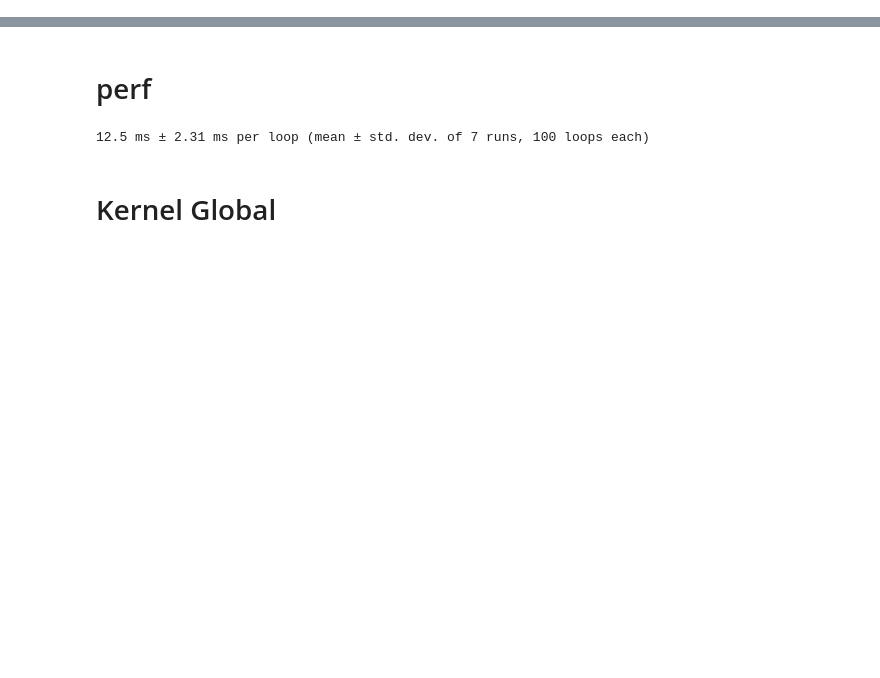
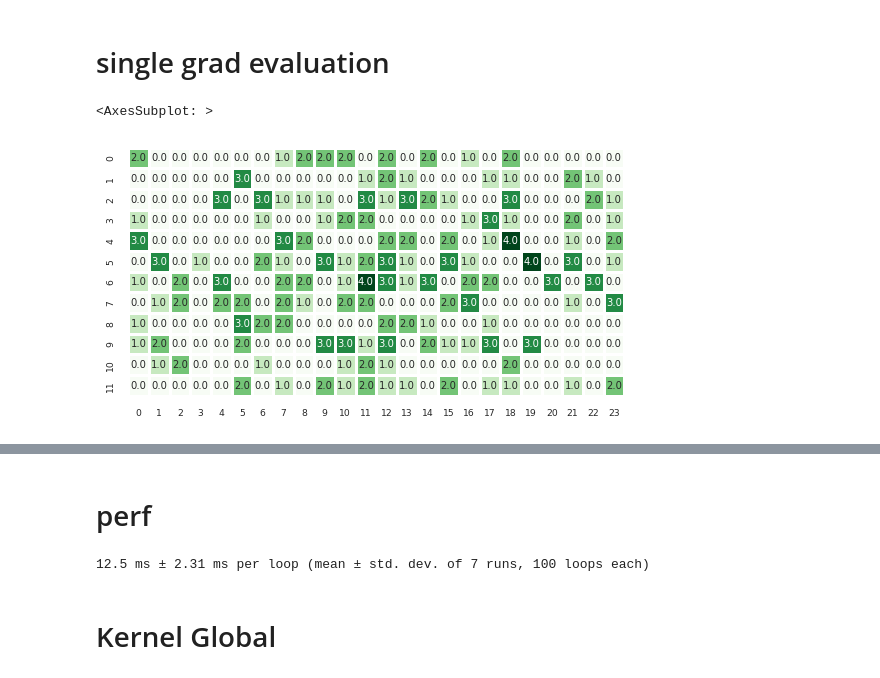
Before and after one commit to justin4480/challenge22, a Jupyter notebook: visulise.ipynb, the cells around one changed output, grey strips where cells are left out. Cells and saved outputs as stored; diff of their text form; code cells hidden in the pictures; blank space fills up the shorter version.

```diff
--- a/visulise.ipynb
+++ b/visulise.ipynb
@@ -82,0 +108,15 @@ class Input:
+# %% [markdown]
+# single grad evaluation
+# %%
+a = gold_new
+io = a.InputOutput('tight_path.txt')
+col, row = io.get_input()
+kernel_global = gold_new.get_kernel_global(row, col, p=(74 + (2 * (col-12))) / 100)
+my_matter, op_matter = io.get_input()
+input_array = np.array(io.get_input(row * col)).reshape(row, col, 7)
+board = gold_new.Board(input_array, kernel_global)
+
+sns.heatmap(board.scrap_amount_manh_survivors, square=True, cbar=False, linewidths=1, annot=True, cmap='Greens', fmt='.1f')
+# %% [output]
+<AxesSubplot: >
+[figure, added]
```
Also changed, not shown: parts of 7 cells of this notebook, 6 other files.
